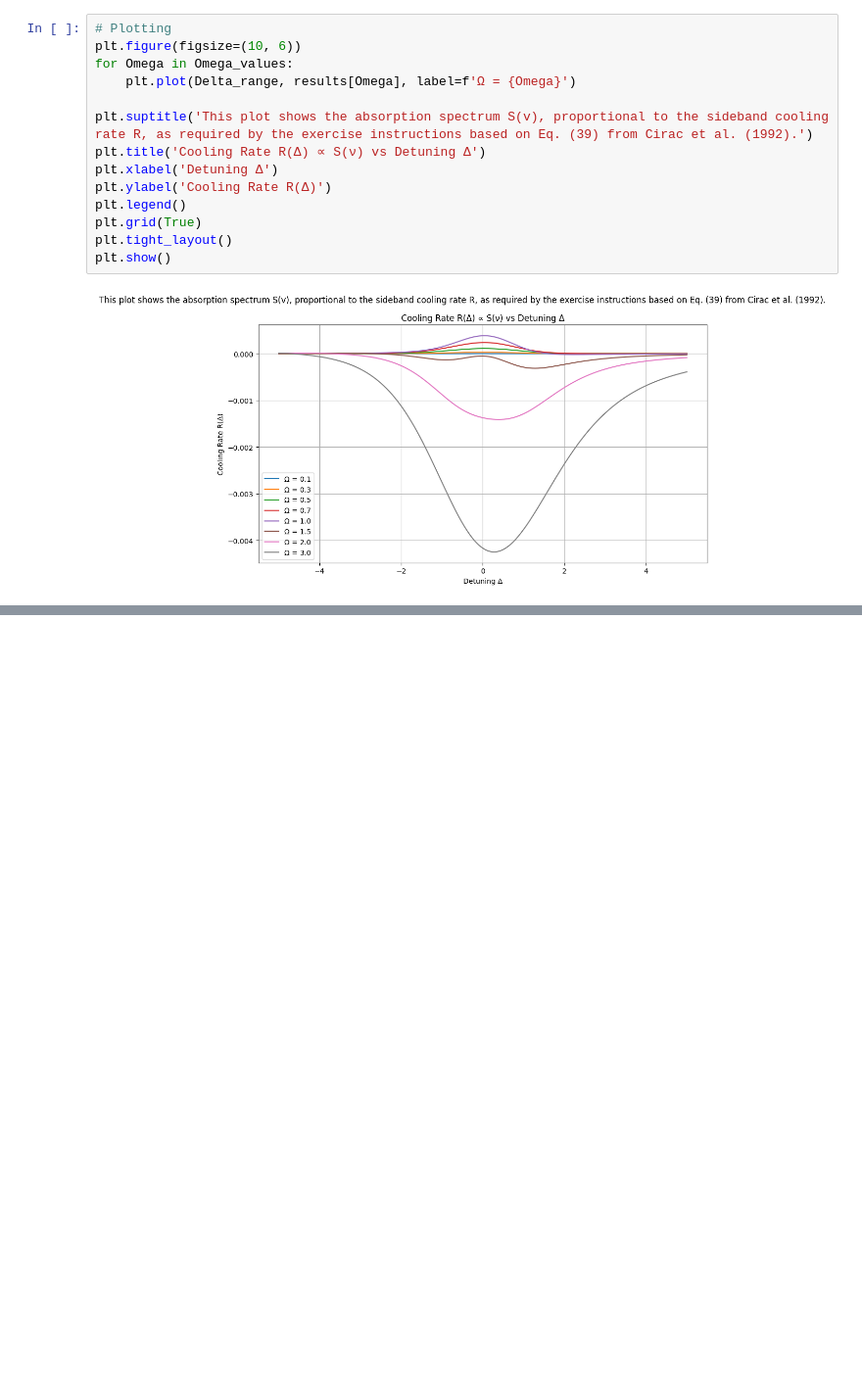
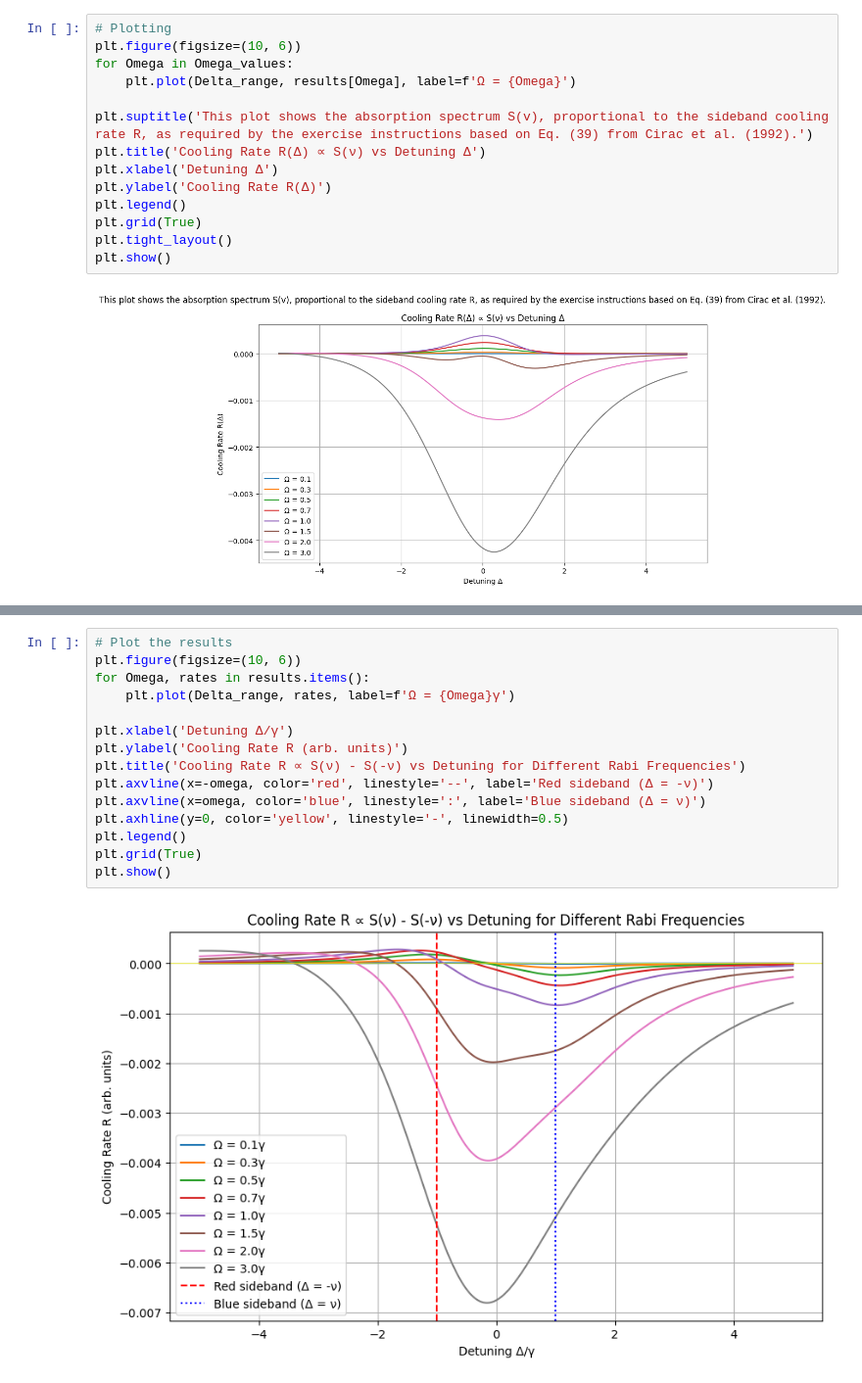
Before and after one commit to shreyasat27/MSc-QT-, a Jupyter notebook: Cooling.ipynb, the cells around one changed output, grey strips where cells are left out. Shown: that part at 98% size. Saved outputs shown, nothing was run; the diff lists cells and outputs as text; blank space fills up the shorter version.

```diff
--- a/Cooling.ipynb
+++ b/Cooling.ipynb
@@ -97,0 +159,17 @@ plt.show()
+# %%
+# Plot the results
+plt.figure(figsize=(10, 6))
+for Omega, rates in results.items():
+    plt.plot(Delta_range, rates, label=f'Ω = {Omega}γ')
+
+plt.xlabel('Detuning Δ/γ')
+plt.ylabel('Cooling Rate R (arb. units)')
+plt.title('Cooling Rate R ∝ S(ν) - S(-ν) vs Detuning for Different Rabi Frequencies')
+plt.axvline(x=-omega, color='red', linestyle='--', label='Red sideband (Δ = -ν)')
+plt.axvline(x=omega, color='blue', linestyle=':', label='Blue sideband (Δ = ν)')
+plt.axhline(y=0, color='yellow', linestyle='-', linewidth=0.5)
+plt.legend()
+plt.grid(True)
+plt.show()
+# %% [output]
+[figure, added]
```
Also changed, not shown: parts of 2 cells of this notebook.
